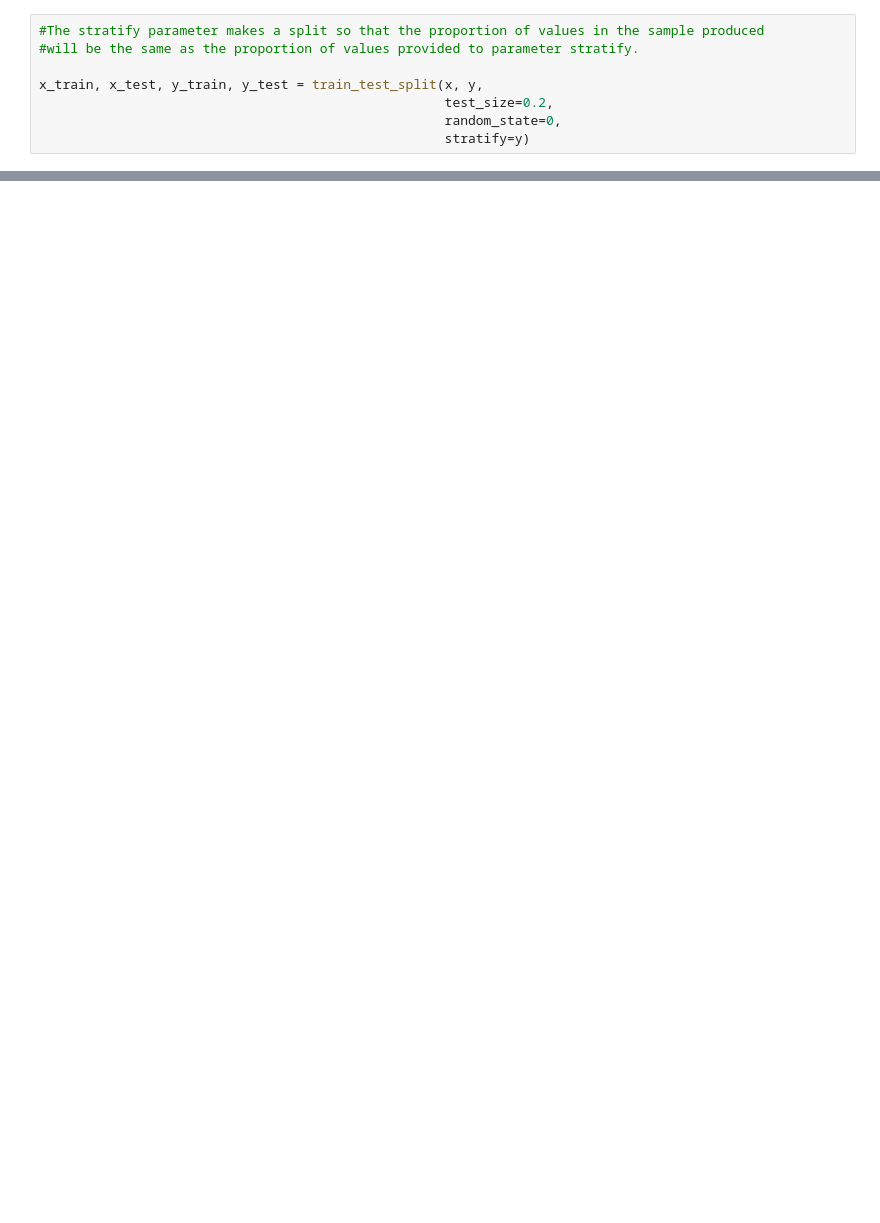
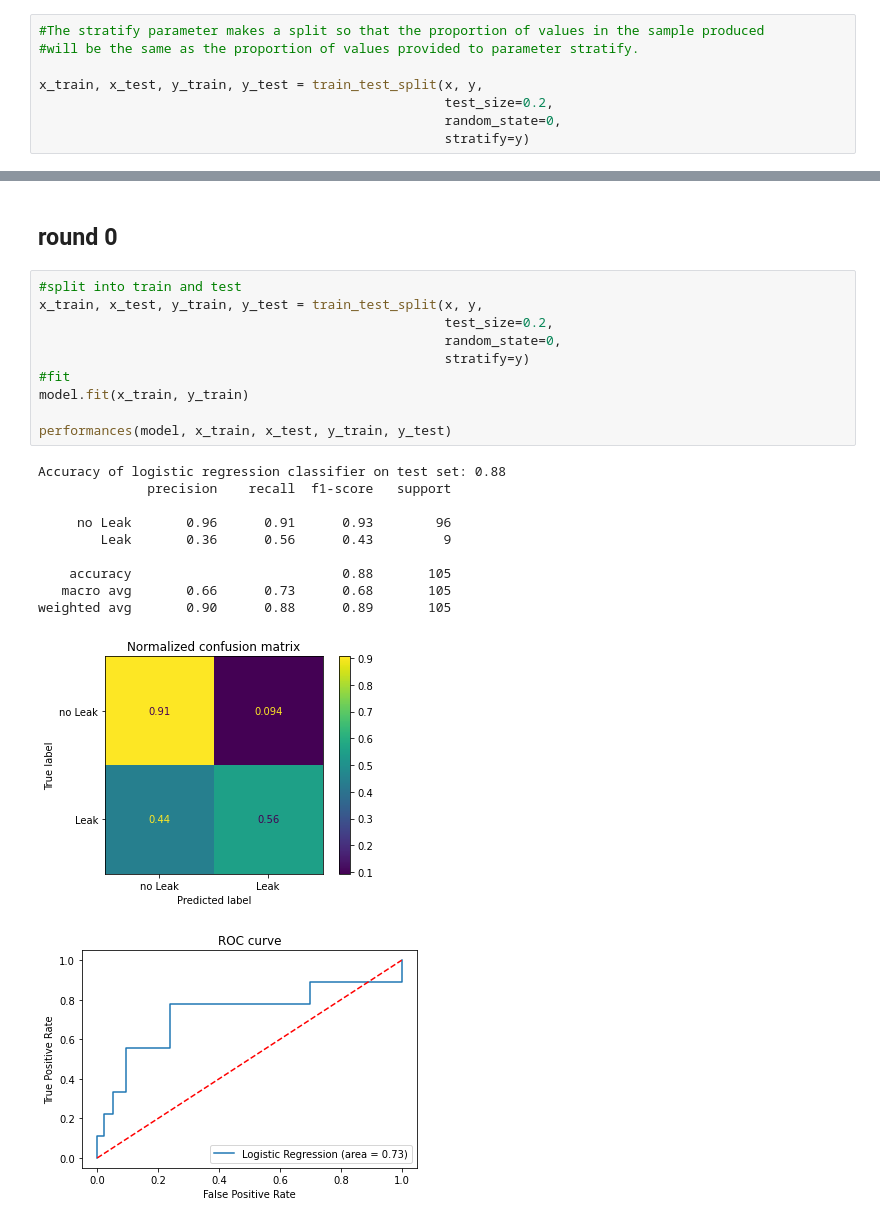
Before and after one commit to nomihadar/Anastomotic-Leak-Prediction, a Jupyter notebook: Scripts/model0.ipynb, the cells around one changed output, grey strips where cells are left out. Cells and saved outputs as stored; diff of their text form; blank space fills up the shorter version.

```diff
--- a/Scripts/model0.ipynb
+++ b/Scripts/model0.ipynb
@@ -243,0 +268,24 @@ ModuleNotFoundError: No module named 'mlxtend'
+# %% [markdown]
+## round 0
+# %%
+#split into train and test
+x_train, x_test, y_train, y_test = train_test_split(x, y,
+                                                    test_size=0.2,
+                                                    random_state=0,
+                                                    stratify=y)
+#fit
+model.fit(x_train, y_train)
+
+performances(model, x_train, x_test, y_train, y_test)
+# %% [output]
+Accuracy of logistic regression classifier on test set: 0.88
+              precision    recall  f1-score   support
+
+     no Leak       0.96      0.91      0.93        96
+        Leak       0.36      0.56      0.43         9
+
+    accuracy                           0.88       105
+   macro avg       0.66      0.73      0.68       105
+weighted avg       0.90      0.88      0.89       105
+[figure, added]
+[figure, added]
```
Also changed, not shown: parts of 48 cells of this notebook, 1 other file.
